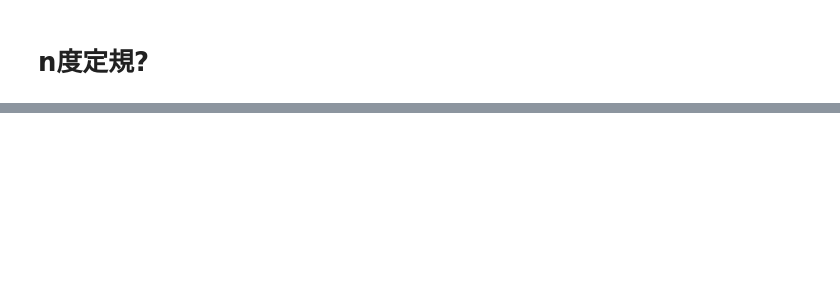
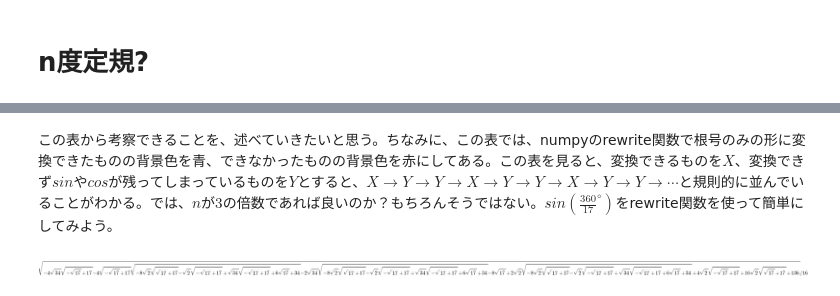
Before and after one commit to aidatorajiro/ipynb-docs, a Jupyter notebook: shining sine/Untitled.ipynb, the cells around one changed output, grey strips where cells are left out. Drawn from its saved outputs; the diff is of its cells as text; code cells hidden in the pictures; blank space fills up the shorter version.

```diff
--- a/shining sine/Untitled.ipynb
+++ b/shining sine/Untitled.ipynb
@@ -126,16 +16,0 @@ def draw(*objs, add_currentobjs=True, sizex=16, sizey=None, colcount=2, rowcount
-# %%
-objs = []
-formulas = []
-currentobjs = []
-
-for i in range(0, 91):
-    A = Point2D(0,0)
-    B = Point2D(sin(i*pi/180),0)
-    C = Point2D(sin(i*pi/180),cos(i*pi/180))
-    s = Segment(A, B)
-    t = Segment(B, C)
-    u = Segment(C, A)
-    formulas.append(expand(sqrtdenest(simplify(radsimp(factor(trigsimp(B.x)))))))
-    objs.append({"obj": [A,B,C,s,t,u], "title":r"$\sin " + str(i) + r"^\circ = " + latex(formulas[i]) + r"$"})
-
-draw(*objs, add_currentobjs=False, colcount=3)
@@ -144,3 +26,27 @@ draw(*objs, add_currentobjs=False, colcount=3)
+# %%
+formulas = []
+
+def smpl(x):
+    return expand(sqrtdenest(simplify(radsimp(factor(x)))))
+
+# def trig_conv(x):
+#     return smpl(trigsimp(x))
+
+def root_only_latex(lx):
+    return not ("sin" in lx or "cos" in lx)
+
+def root_only(x):
+    return root_only_latex(latex(x))
+
+def trig_conv(x):
+    s = smpl(x.rewrite("sqrt"))
+    if root_only(s):
+        return s
+    else:
+        return x
+
+for i in range(0, 91):
+    formulas.append(trig_conv(sin(i*pi/180)))
 # %%
 import pandas as pd
 
@@ -168,0 +87,6 @@ df.style.apply(lambda x: ['background-color: rgb(' + str(240 - len(formulas[x.na
+# %% [markdown]
+この表から考察できることを、述べていきたいと思う。ちなみに、この表では、numpyのrewrite関数で根号のみの形に変換できたものの背景色を青、できなかったものの背景色を赤にしてある。この表を見ると、変換できるものを$X$、変換できず$sin$や$cos$が残ってしまっているものを$Y$とすると、$X→Y→Y→X→Y→Y→X→Y→Y→\cdots$と規則的に並んでいることがわかる。では、$n$が$3$の倍数であれば良いのか？もちろんそうではない。$sin(\frac{360}{17}^\circ)$をrewrite関数を使って簡単にしてみよう。
+# %%
+trig_conv(sin(Rational(360, 17)*pi/180))
+# %% [output]
+[figure, added]
```
Also changed, not shown: parts of 8 cells of this notebook, 13 other files.
